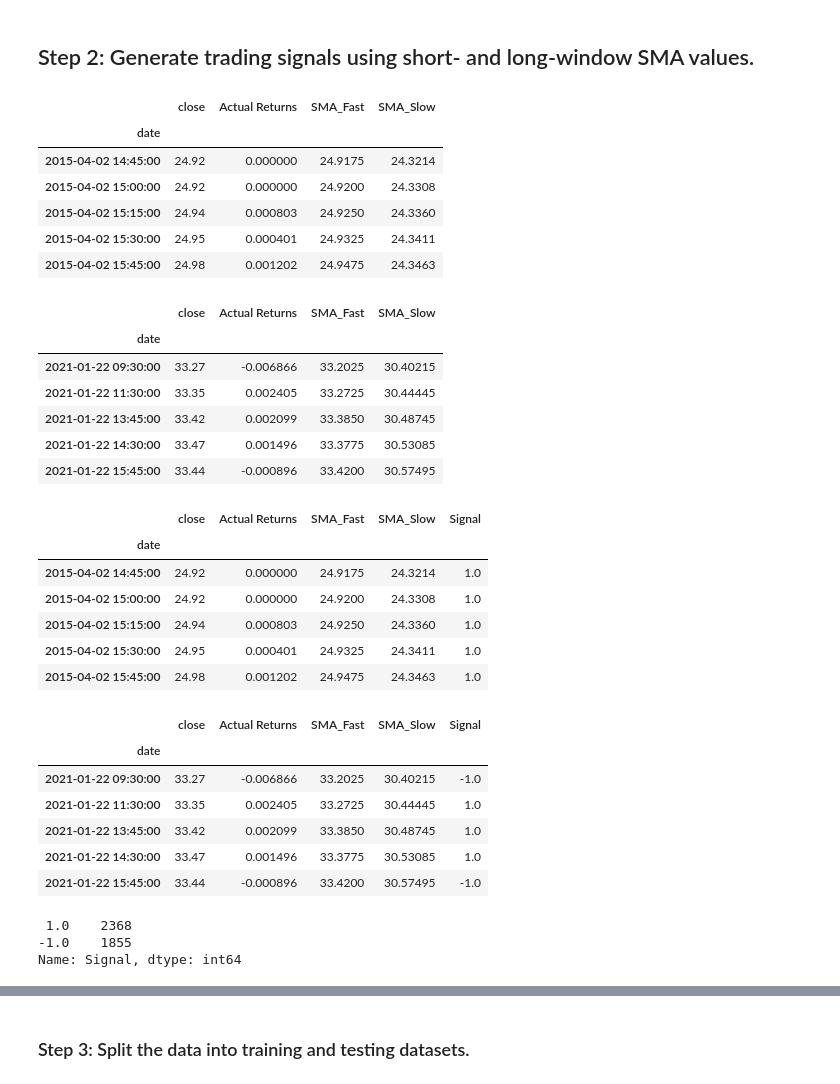
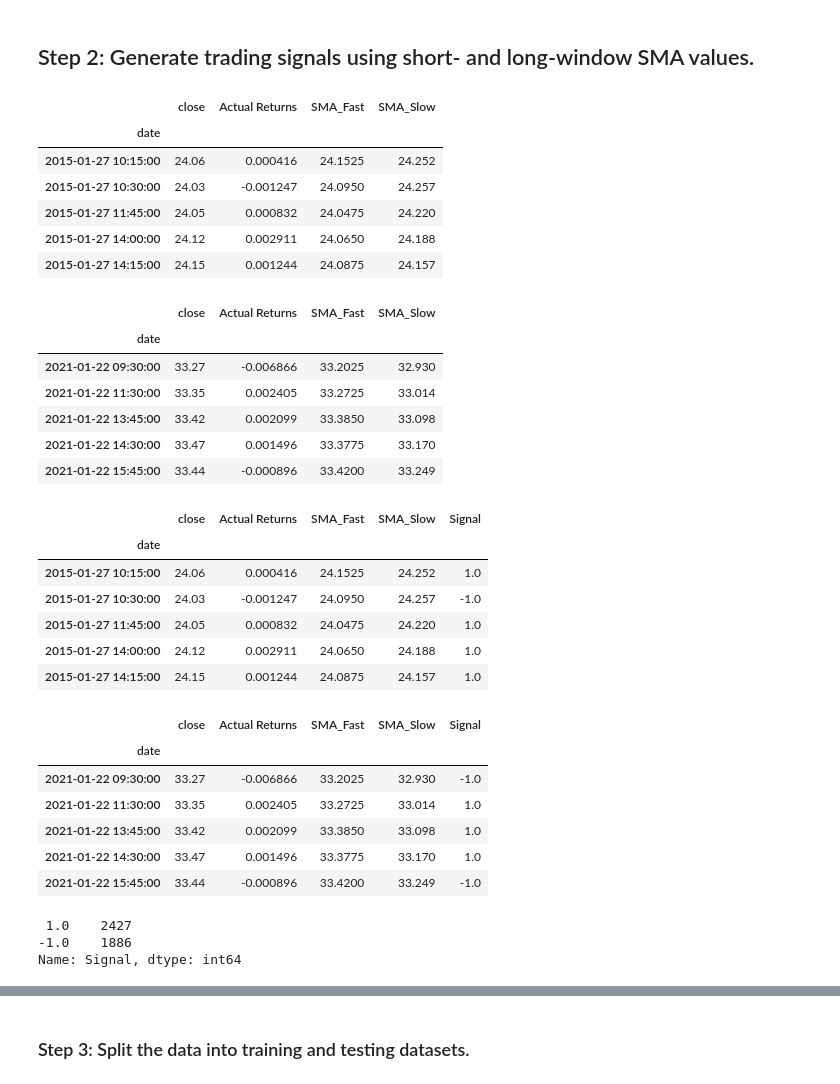
Before and after one commit to rhurst11/Fintech_Module_14_Challenge, a Jupyter notebook: Starter_Code/machine_learning_trading_bot.ipynb, the cells around one changed output, grey strips where cells are left out. Saved outputs shown, nothing was run; the diff lists cells and outputs as text; code cells hidden in the pictures.

```diff
--- a/Starter_Code/machine_learning_trading_bot.ipynb
+++ b/Starter_Code/machine_learning_trading_bot.ipynb
@@ -138,32 +141,32 @@ display(signals_df.tail())
 # %%
 # Set the short window and long window
 short_window = 4
-long_window = 100
+long_window = 10
 
 # Generate the fast and slow simple moving averages (4 and 100 days, respectively)
 signals_df['SMA_Fast'] = signals_df['close'].rolling(window=short_window).mean()
 signals_df['SMA_Slow'] = signals_df['close'].rolling(window=long_window).mean()
 
 signals_df = signals_df.dropna()
 
 # Review the DataFrame
 display(signals_df.head())
 display(signals_df.tail())
 # %% [output]
 |  | close | Actual Returns | SMA_Fast | SMA_Slow |
 | date |  |  |  |  |
-| 2015-04-02 14:45:00 | 24.92 | 0.000000 | 24.9175 | 24.3214 |
-| 2015-04-02 15:00:00 | 24.92 | 0.000000 | 24.9200 | 24.3308 |
-| 2015-04-02 15:15:00 | 24.94 | 0.000803 | 24.9250 | 24.3360 |
-| 2015-04-02 15:30:00 | 24.95 | 0.000401 | 24.9325 | 24.3411 |
-| 2015-04-02 15:45:00 | 24.98 | 0.001202 | 24.9475 | 24.3463 |
+| 2015-01-27 10:15:00 | 24.06 | 0.000416 | 24.1525 | 24.252 |
+| 2015-01-27 10:30:00 | 24.03 | -0.001247 | 24.0950 | 24.257 |
+| 2015-01-27 11:45:00 | 24.05 | 0.000832 | 24.0475 | 24.220 |
+| 2015-01-27 14:00:00 | 24.12 | 0.002911 | 24.0650 | 24.188 |
+| 2015-01-27 14:15:00 | 24.15 | 0.001244 | 24.0875 | 24.157 |
 |  | close | Actual Returns | SMA_Fast | SMA_Slow |
 | date |  |  |  |  |
-| 2021-01-22 09:30:00 | 33.27 | -0.006866 | 33.2025 | 30.40215 |
-| 2021-01-22 11:30:00 | 33.35 | 0.002405 | 33.2725 | 30.44445 |
-| 2021-01-22 13:45:00 | 33.42 | 0.002099 | 33.3850 | 30.48745 |
-| 2021-01-22 14:30:00 | 33.47 | 0.001496 | 33.3775 | 30.53085 |
-| 2021-01-22 15:45:00 | 33.44 | -0.000896 | 33.4200 | 30.57495 |
+| 2021-01-22 09:30:00 | 33.27 | -0.006866 | 33.2025 | 32.930 |
+| 2021-01-22 11:30:00 | 33.35 | 0.002405 | 33.2725 | 33.014 |
+| 2021-01-22 13:45:00 | 33.42 | 0.002099 | 33.3850 | 33.098 |
+| 2021-01-22 14:30:00 | 33.47 | 0.001496 | 33.3775 | 33.170 |
+| 2021-01-22 15:45:00 | 33.44 | -0.000896 | 33.4200 | 33.249 |
 # %%
 # Initialize the new Signal column
 signals_df['Signal'] = 0.0
@@ -180,23 +183,23 @@ display(signals_df.tail())
 # %% [output]
 |  | close | Actual Returns | SMA_Fast | SMA_Slow | Signal |
 | date |  |  |  |  |  |
-| 2015-04-02 14:45:00 | 24.92 | 0.000000 | 24.9175 | 24.3214 | 1.0 |
-| 2015-04-02 15:00:00 | 24.92 | 0.000000 | 24.9200 | 24.3308 | 1.0 |
-| 2015-04-02 15:15:00 | 24.94 | 0.000803 | 24.9250 | 24.3360 | 1.0 |
-| 2015-04-02 15:30:00 | 24.95 | 0.000401 | 24.9325 | 24.3411 | 1.0 |
-| 2015-04-02 15:45:00 | 24.98 | 0.001202 | 24.9475 | 24.3463 | 1.0 |
+| 2015-01-27 10:15:00 | 24.06 | 0.000416 | 24.1525 | 24.252 | 1.0 |
+| 2015-01-27 10:30:00 | 24.03 | -0.001247 | 24.0950 | 24.257 | -1.0 |
+| 2015-01-27 11:45:00 | 24.05 | 0.000832 | 24.0475 | 24.220 | 1.0 |
+| 2015-01-27 14:00:00 | 24.12 | 0.002911 | 24.0650 | 24.188 | 1.0 |
+| 2015-01-27 14:15:00 | 24.15 | 0.001244 | 24.0875 | 24.157 | 1.0 |
 |  | close | Actual Returns | SMA_Fast | SMA_Slow | Signal |
 | date |  |  |  |  |  |
-| 2021-01-22 09:30:00 | 33.27 | -0.006866 | 33.2025 | 30.40215 | -1.0 |
-| 2021-01-22 11:30:00 | 33.35 | 0.002405 | 33.2725 | 30.44445 | 1.0 |
-| 2021-01-22 13:45:00 | 33.42 | 0.002099 | 33.3850 | 30.48745 | 1.0 |
-| 2021-01-22 14:30:00 | 33.47 | 0.001496 | 33.3775 | 30.53085 | 1.0 |
-| 2021-01-22 15:45:00 | 33.44 | -0.000896 | 33.4200 | 30.57495 | -1.0 |
+| 2021-01-22 09:30:00 | 33.27 | -0.006866 | 33.2025 | 32.930 | -1.0 |
+| 2021-01-22 11:30:00 | 33.35 | 0.002405 | 33.2725 | 33.014 | 1.0 |
+| 2021-01-22 13:45:00 | 33.42 | 0.002099 | 33.3850 | 33.098 | 1.0 |
+| 2021-01-22 14:30:00 | 33.47 | 0.001496 | 33.3775 | 33.170 | 1.0 |
+| 2021-01-22 15:45:00 | 33.44 | -0.000896 | 33.4200 | 33.249 | -1.0 |
 # %%
 signals_df['Signal'].value_counts()
 # %% [output]
- 1.0    2368
--1.0    1855
+ 1.0    2427
+-1.0    1886
 Name: Signal, dtype: int64
 # %%
 # Calculate the strategy returns and add them to the signals_df DataFrame
```
Also changed, not shown: parts of 15 cells of this notebook, 6 other files.
